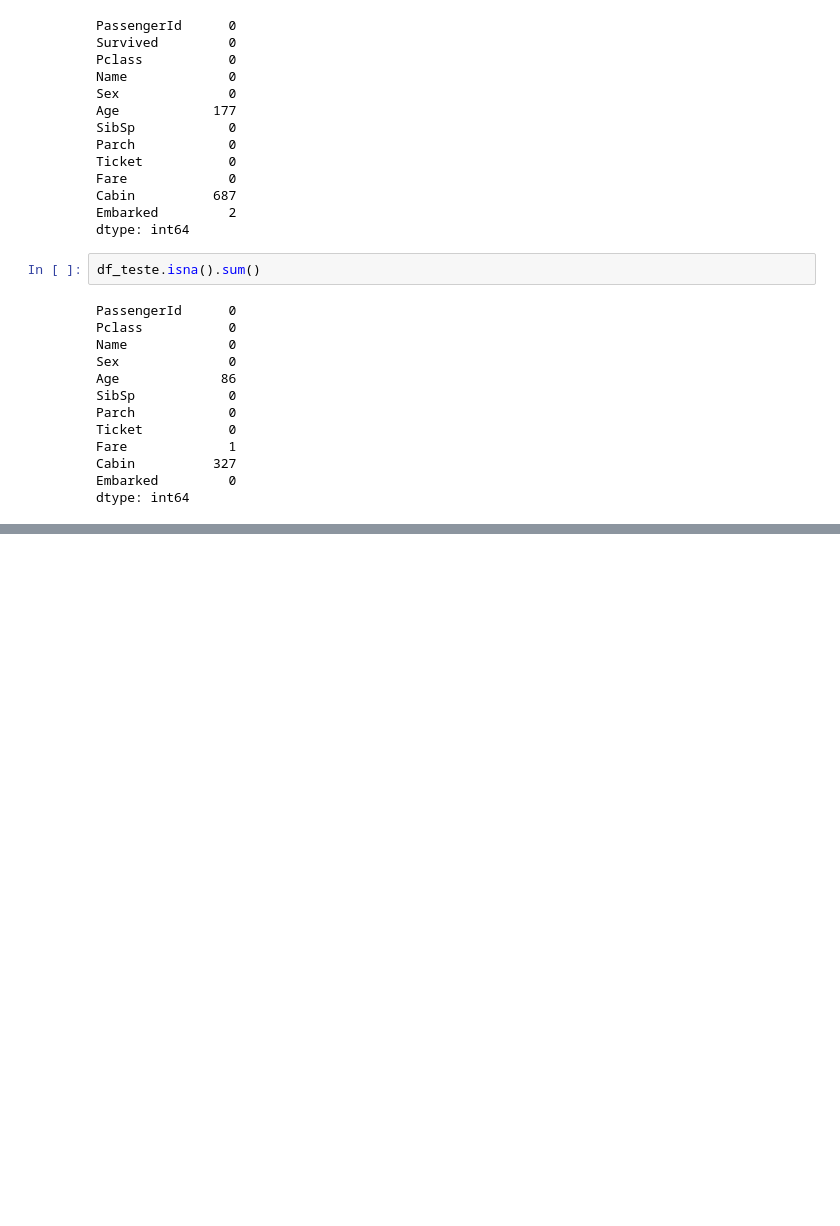
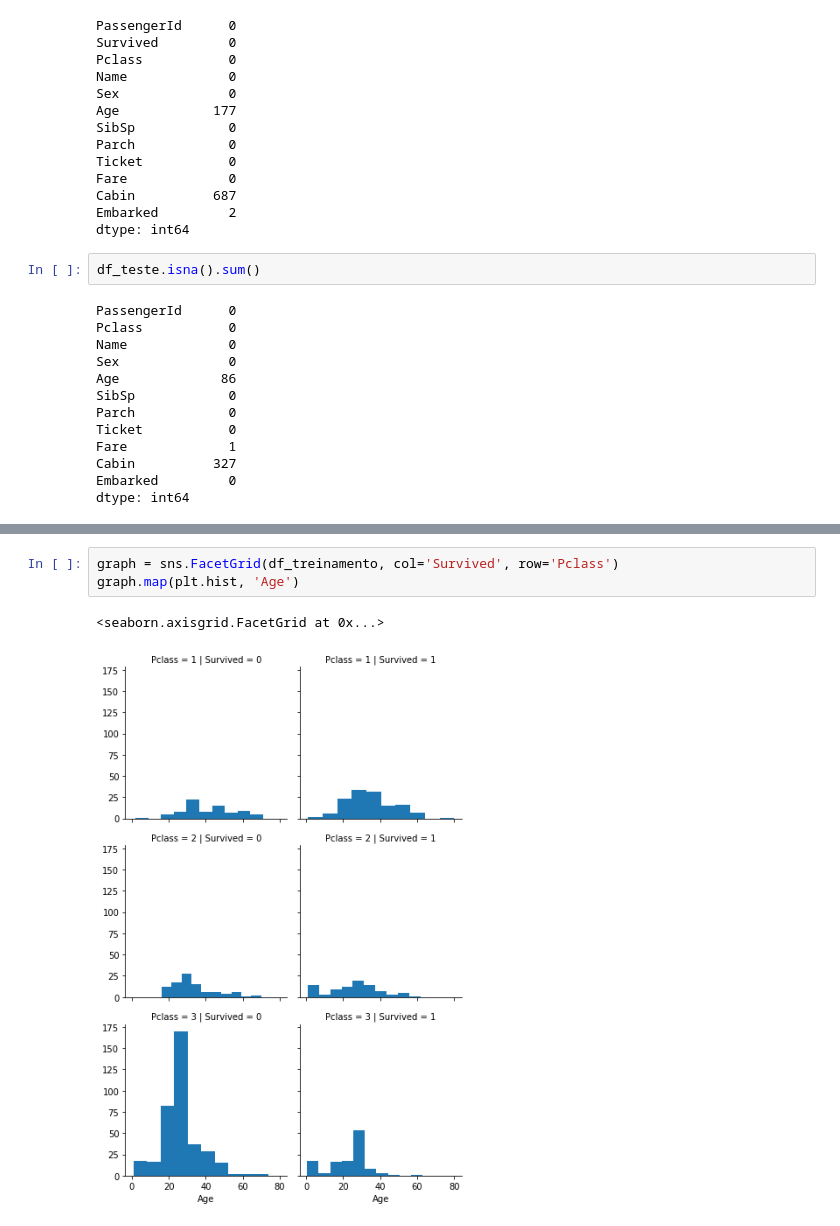
Before and after one commit to marco-prado/Estudos-Data-Science, a Jupyter notebook: Estudo Clustering.ipynb, the cells around one changed output, grey strips where cells are left out. Drawn from its saved outputs; the diff is of its cells as text; blank space fills up the shorter version.

```diff
--- a/Estudo Clustering.ipynb
+++ b/Estudo Clustering.ipynb
@@ -137,0 +159,6 @@ df_teste.fillna(df_teste.mean(), inplace = True)
+# %%
+graph = sns.FacetGrid(df_treinamento, col='Survived', row='Pclass')
+graph.map(plt.hist, 'Age')
+# %% [output]
+<seaborn.axisgrid.FacetGrid at 0x...>
+[figure, added]
```
Also changed, not shown: parts of 20 cells of this notebook.
